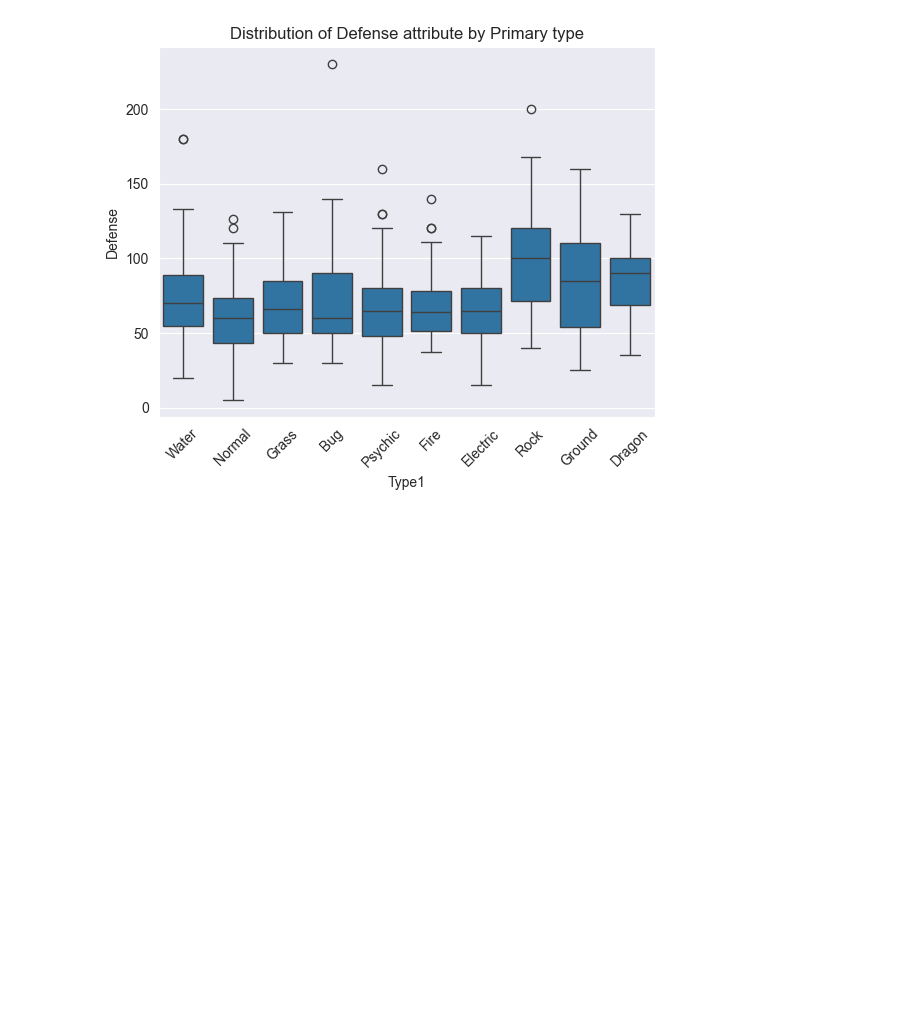
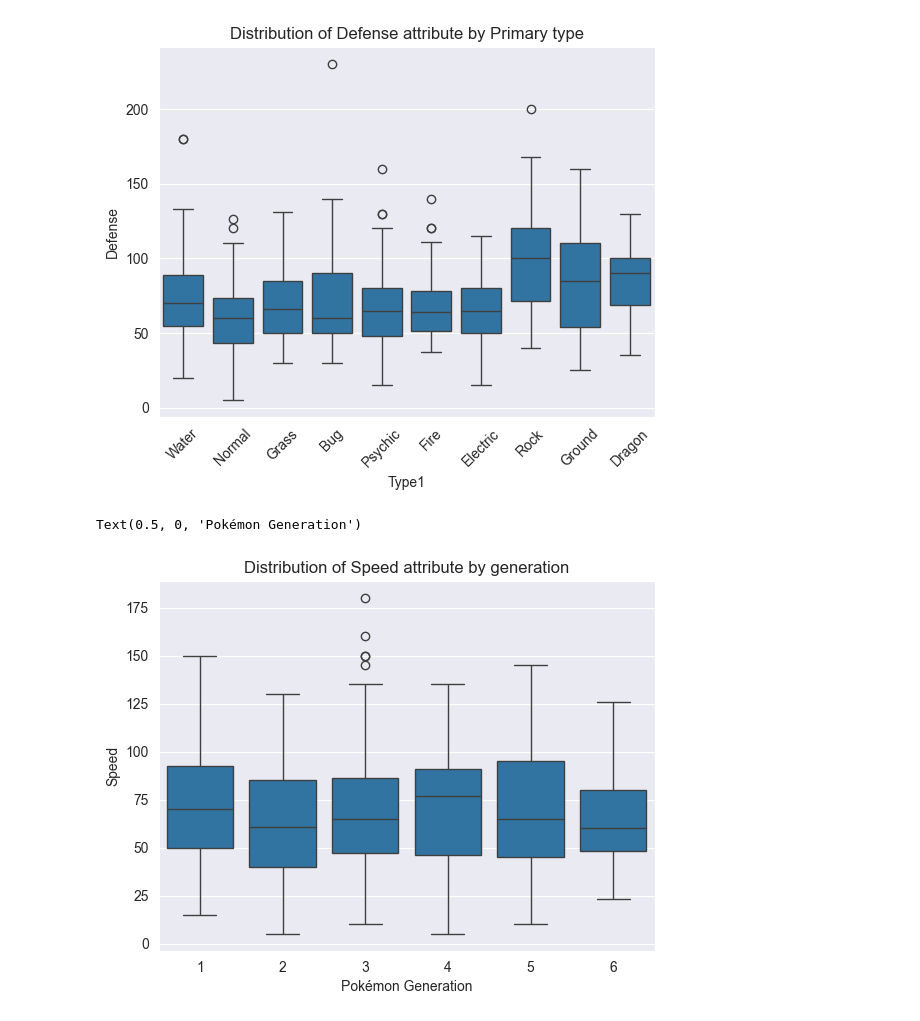
Before and after one commit to VideojogosLusofona/mlf_2025_lectures, a Jupyter notebook: lecture01/pokemons.ipynb, the cells around one changed output. Drawn from its saved outputs; the diff is of its cells as text; code cells hidden in the pictures; blank space fills up the shorter version.

```diff
--- a/lecture01/pokemons.ipynb
+++ b/lecture01/pokemons.ipynb
@@ -311,3 +316,10 @@ ax_box_type1.tick_params("x", labelrotation=45)
 ax_box_type1.set_title("Distribution of Defense attribute by Primary type");
 # %% [output]
 [figure]
+# %%
+ax_box_type1 = sns.boxplot(data=df, x="Generation", y="Speed")
+ax_box_type1.set_title("Distribution of Speed attribute by generation");
+ax_box_type1.set_xlabel("Pokémon Generation")
+# %% [output]
+Text(0.5, 0, 'Pokémon Generation')
+[figure, added]
```
Also changed, not shown: parts of 1 cell of this notebook.
